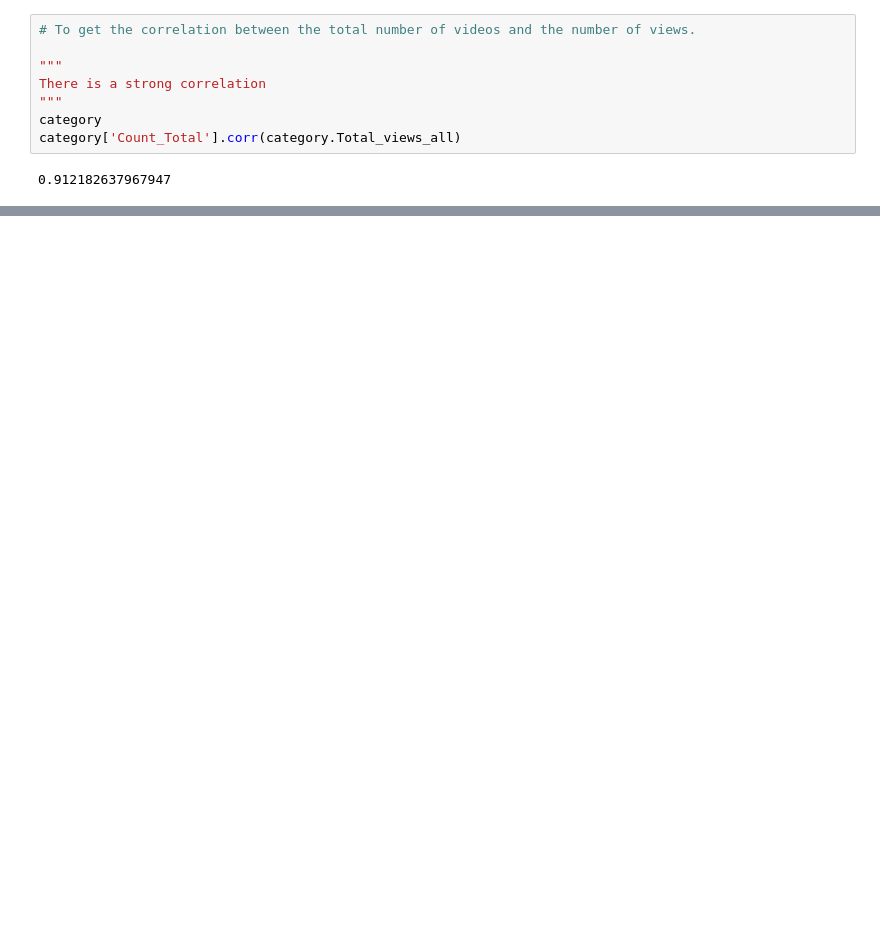
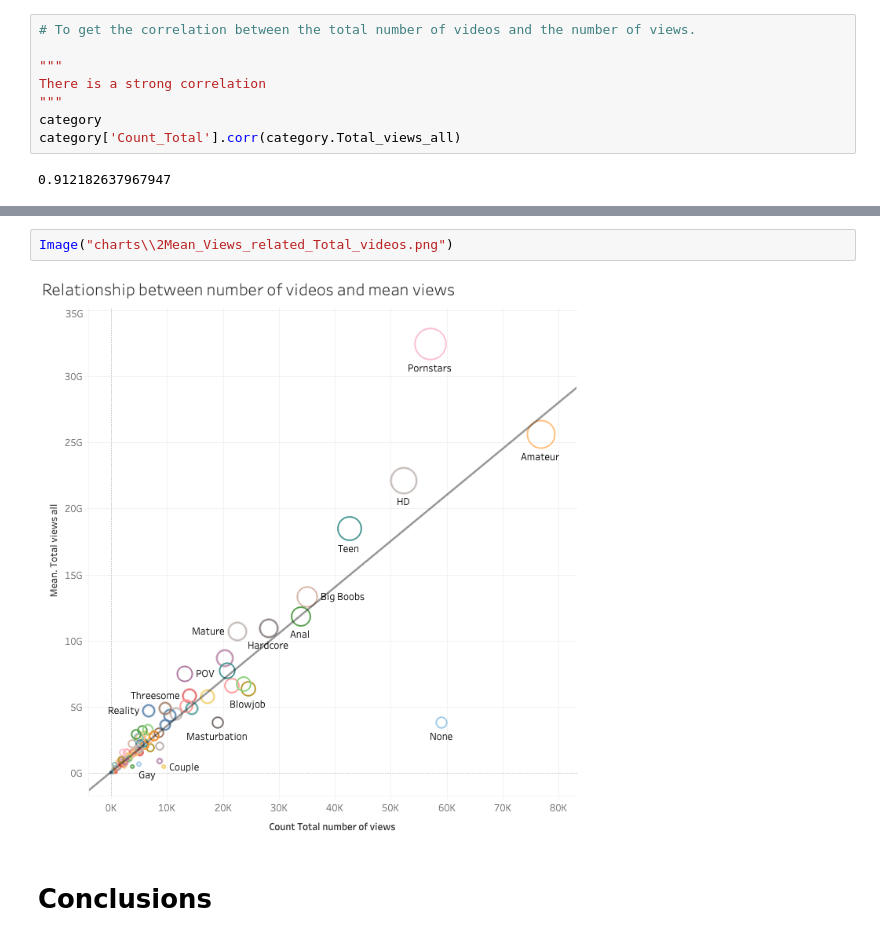
Before and after one commit to jaumevr15/Project-Week-3-Data-Thieves, a Jupyter notebook: your-project/Paper.ipynb, the cells around one changed output, grey strips where cells are left out. Drawn from its saved outputs; the diff is of its cells as text; blank space fills up the shorter version.

```diff
--- a/your-project/Paper.ipynb
+++ b/your-project/Paper.ipynb
@@ -318,0 +330,6 @@ category['Count_Total'].corr(category.Total_views_all)
+# %%
+Image("charts\\2Mean_Views_related_Total_videos.png")
+# %% [output]
+[figure, added]
+# %% [markdown]
+# Conclusions
```
Also changed, not shown: parts of 7 cells of this notebook.
